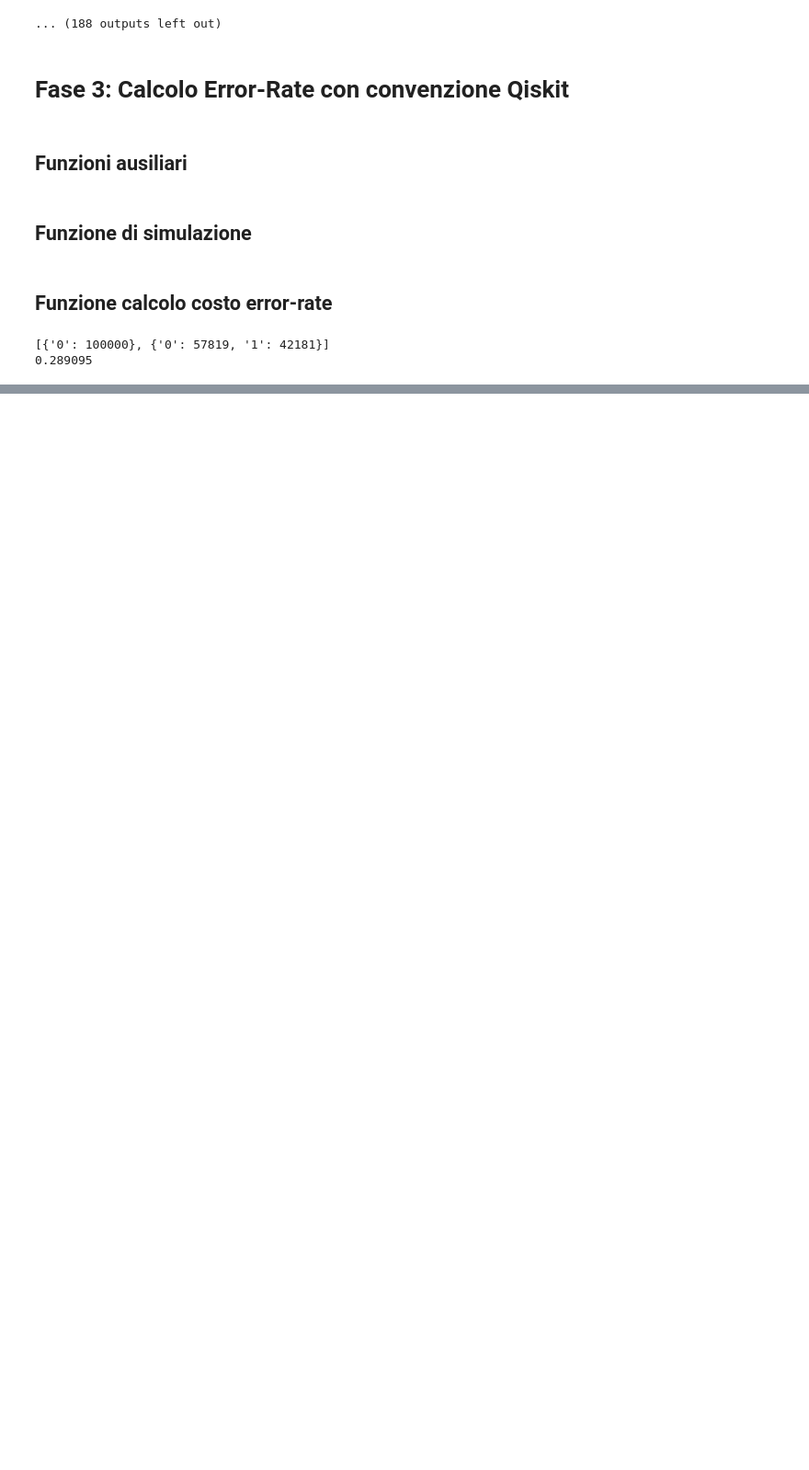
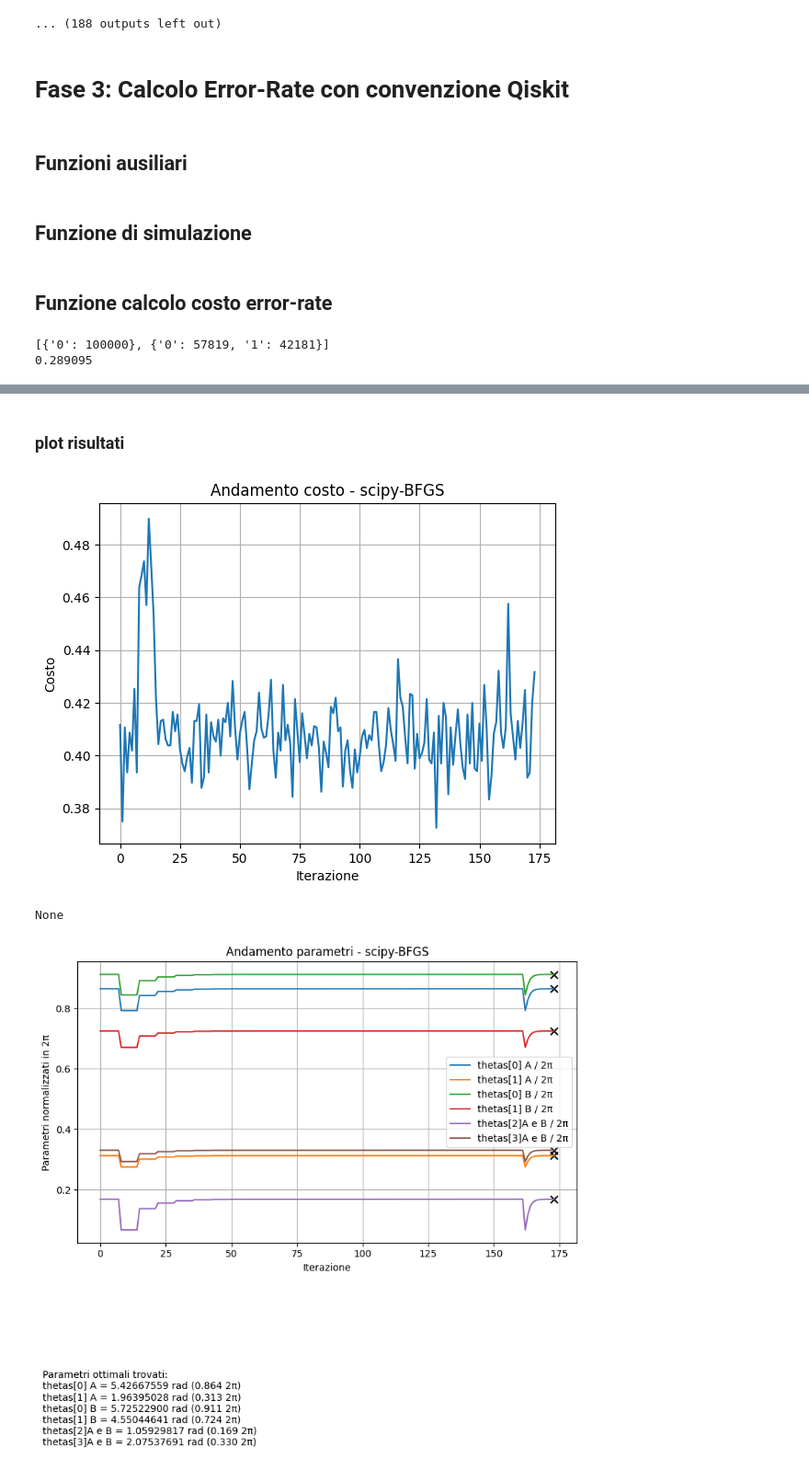
Before and after one commit to remgabryldel/quantum-amplitude-damping-channel, a Jupyter notebook: q_a_d.ipynb, the cells around one changed output, grey strips where cells are left out. Shown at 92% size. Drawn from its saved outputs; the diff is of its cells as text; code cells hidden in the pictures; blank space fills up the shorter version.

```diff
--- a/q_a_d.ipynb
+++ b/q_a_d.ipynb
@@ -1650,0 +1747,48 @@ print(result[1])
+# %% [markdown]
+### plot risultati
+# %%
+import matplotlib.pyplot as plt
+
+# print(cost_history)
+# print(result)
+cost, param = ( lambda arr: (
+    arr[:, 0].tolist(),           # lista dei costi
+    arr[:, 1:].tolist()           # lista delle liste dei parametri
+))(np.array(cost_history))
+plt.plot(cost)
+plt.xlabel("Iterazione")
+plt.ylabel("Costo")
+plt.title("Andamento costo - scipy-BFGS")
+plt.grid(True)
+display(plt.show())
+param = np.array(param)
+pr = [thetas[0].name + " A", thetas[1].name + " A", thetas[0].name + " B", thetas[1].name + " B", thetas[2].name +"A e B", thetas[3].name + "A e B"]
+
+fig, ax = plt.subplots(figsize=(8, 5))
+
+# Traccia l'andamento dei parametri
+for i in range(param.shape[1]):
+    ax.plot(param[:, i] / (2*np.pi), label=f"{pr[i]} / 2π")
+    ax.scatter(len(param) - 1, result.x[i] / (2*np.pi), color='black', marker='x', s=60)
+
+ax.set_xlabel("Iterazione")
+ax.set_ylabel("Parametri normalizzati in 2π")
+ax.set_title("Andamento parametri - scipy-BFGS")
+ax.legend()
+ax.grid(True)
+
+# Aggiunge i valori finali fuori dal grafico, ad esempio in basso
+final_values_text = "\n".join([
+    f"{pr[i]} = {result.x[i]:.8f} rad ({result.x[i]/(2*np.pi):.3f} 2π)"
+    for i in range(len(result.x))
+])
+
+fig.text(0.02, -0.25, f"Parametri ottimali trovati:\n{final_values_text}",
+         fontsize=10, va='top', ha='left')
+
+plt.tight_layout()
+plt.show()
+# %% [output]
+[figure, added]
+None
+[figure, added]
```
Also changed, not shown: parts of 6 cells of this notebook.
